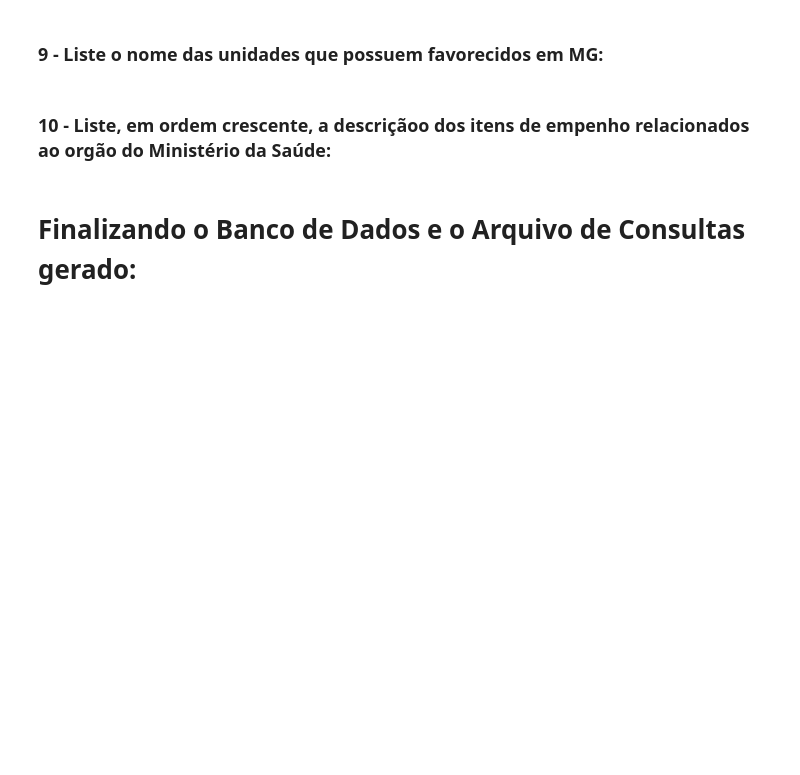
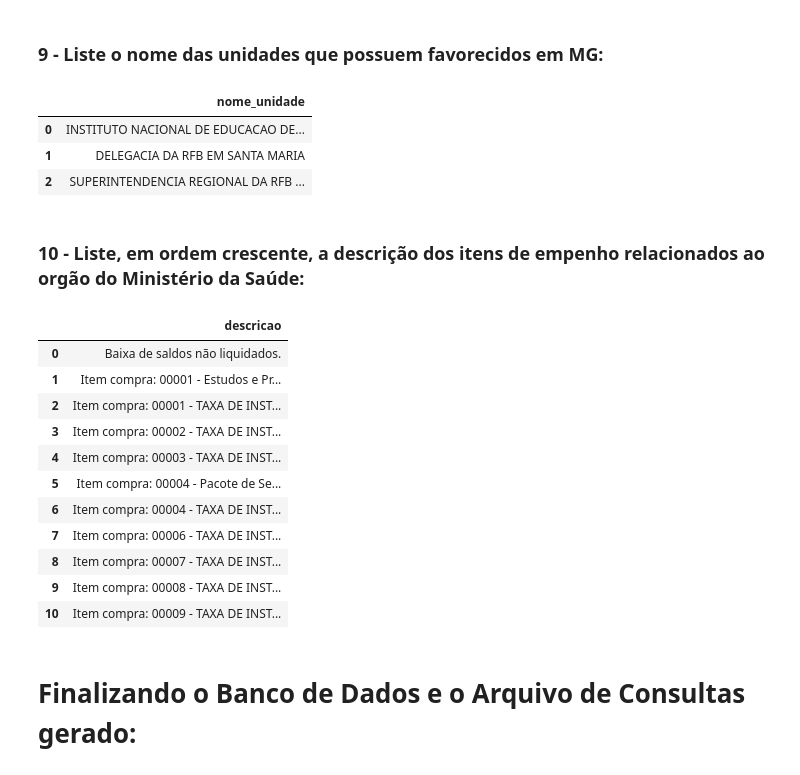
Before and after one commit to bruno-marcelino10/estudos-com-py, a Jupyter notebook: exercícios/Trabalhos Introdução a Banco de Dados/TP1/TP1_2019013155.ipynb, the cells around one changed output. Cells and saved outputs as stored; diff of their text form; code cells hidden in the pictures; blank space fills up the shorter version.

```diff
--- a/exercícios/Trabalhos Introdução a Banco de Dados/TP1/TP1_2019013155.ipynb
+++ b/exercícios/Trabalhos Introdução a Banco de Dados/TP1/TP1_2019013155.ipynb
@@ -462,2 +456,18 @@ runQuery(q9, "q9")
+# %%
+q9 = """
+    SELECT DISTINCT nome_unidade
+    FROM favorecido F, empenho E, unidade U
+    WHERE
+        F.id_favorecido = E.id_favorecido
+        AND E.id_unidade = U.id_unidade
+        AND uf = 'MG'
+"""
+#NÃO ALTERE AS LINHAS ABAIXO
+runQuery(q9, "q9")
+# %% [output]
+|  | nome_unidade |
+| 0 | INSTITUTO NACIONAL DE EDUCACAO DE... |
+| 1 | DELEGACIA DA RFB EM SANTA MARIA |
+| 2 | SUPERINTENDENCIA REGIONAL DA RFB ... |
 # %% [markdown]
-### 10 - Liste, em ordem crescente, a descriçãoo dos itens de empenho relacionados ao orgão do Ministério da Saúde:
+### 10 - Liste, em ordem crescente, a descrição dos itens de empenho relacionados ao orgão do Ministério da Saúde:
@@ -468,3 +474,29 @@ runQuery(q10, "q10")
+# %%
+q10 = """
+    SELECT DISTINCT descricao
+    FROM item_empenho I, empenho E, unidade U, orgao O
+    WHERE
+        I.id_empenho = E.id_empenho
+        AND E.id_unidade = U.id_unidade
+        AND U.id_orgao = O.id_orgao
+        AND nome_orgao = 'Ministério da Saúde'
+    ORDER BY descricao
+"""
+#NÃO ALTERE AS LINHAS ABAIXO
+runQuery(q10, "q10")
+# %% [output]
+|  | descricao |
+| 0 | Baixa de saldos não liquidados. |
+| 1 | Item compra: 00001 - Estudos e Pr... |
+| 2 | Item compra: 00001 - TAXA DE INST... |
+| 3 | Item compra: 00002 - TAXA DE INST... |
+| 4 | Item compra: 00003 - TAXA DE INST... |
+| 5 | Item compra: 00004 - Pacote de Se... |
+| 6 | Item compra: 00004 - TAXA DE INST... |
+| 7 | Item compra: 00006 - TAXA DE INST... |
+| 8 | Item compra: 00007 - TAXA DE INST... |
+| 9 | Item compra: 00008 - TAXA DE INST... |
+| 10 | Item compra: 00009 - TAXA DE INST... |
 # %% [markdown]
 # Finalizando o Banco de Dados e o Arquivo de Consultas gerado:
 # %%
```
Also changed, not shown: parts of 19 cells of this notebook, 2 other files.
